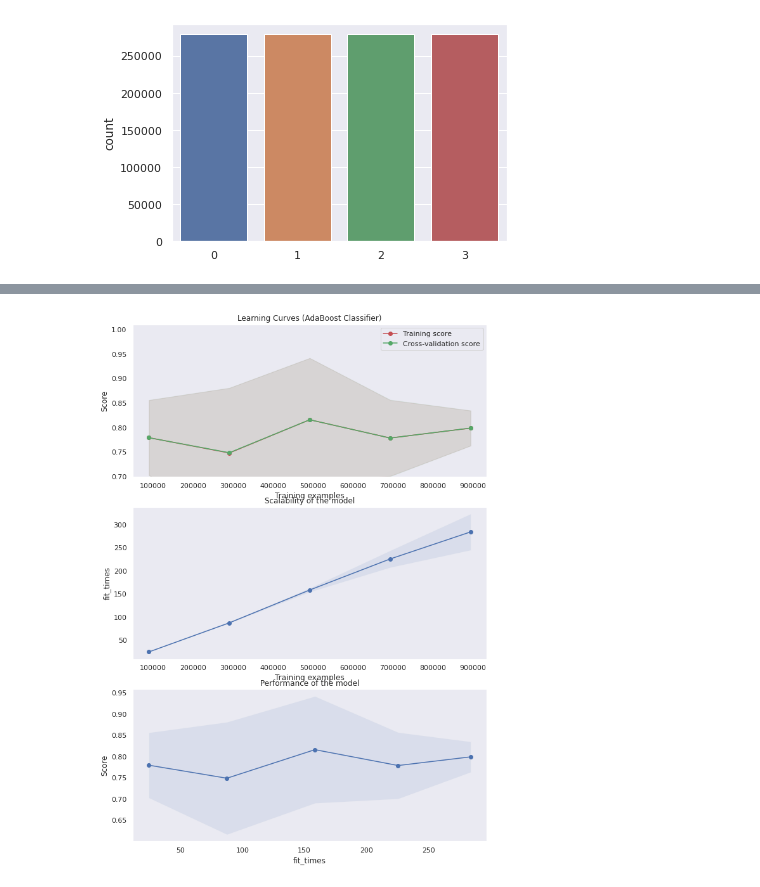
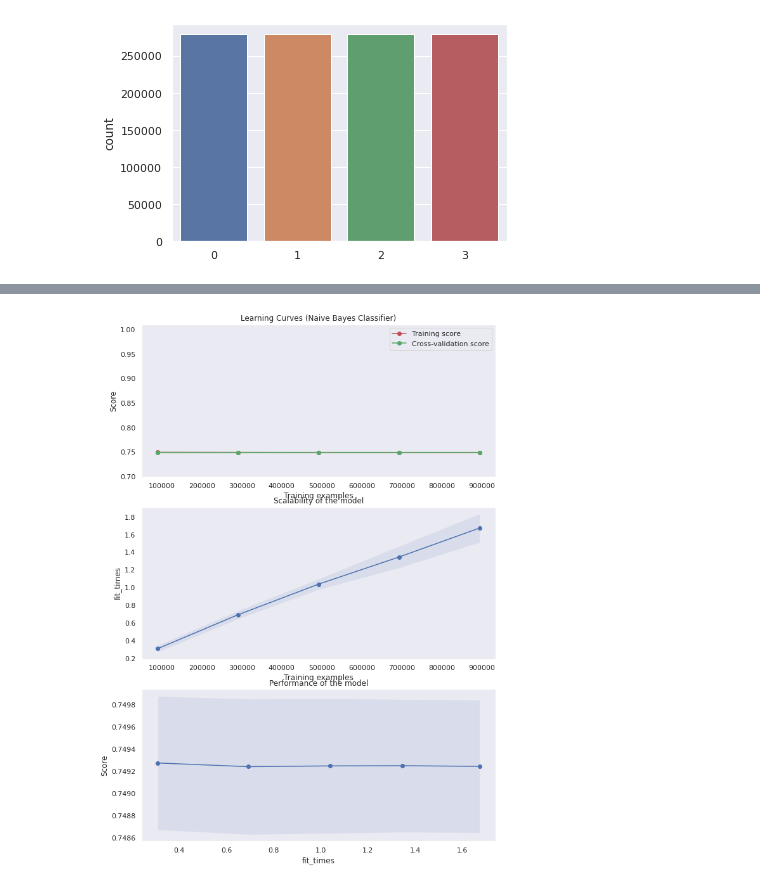
Before and after one commit to GyanendraChaubey/Intrusion-Detection, a Jupyter notebook: DDoS_NB.ipynb, the cells around one changed output, grey strips where cells are left out. Saved outputs shown, nothing was run; the diff lists cells and outputs as text; code cells hidden in the pictures.

```diff
--- a/DDoS_NB.ipynb
+++ b/DDoS_NB.ipynb
@@ -351,32 +350,32 @@ def plot_learning_curve(estimator, title, x, y, axes=None, ylim=None, cv=None,
     # Plot n_samples vs fit_times
     axes[1].grid()
     axes[1].plot(train_sizes, fit_times_mean, 'o-')
     axes[1].fill_between(train_sizes, fit_times_mean - fit_times_std,
                          fit_times_mean + fit_times_std, alpha=0.1)
     axes[1].set_xlabel("Training examples")
     axes[1].set_ylabel("fit_times")
     axes[1].set_title("Scalability of the model")
 
     # Plot fit_time vs score
     axes[2].grid()
     axes[2].plot(fit_times_mean, test_scores_mean, 'o-')
     axes[2].fill_between(fit_times_mean, test_scores_mean - test_scores_std,
                          test_scores_mean + test_scores_std, alpha=0.1)
     axes[2].set_xlabel("fit_times")
     axes[2].set_ylabel("Score")
     axes[2].set_title("Performance of the model")
 
 
 fig, axes = plt.subplots(3, 1, figsize=(10, 15))
 
-title = "Learning Curves (AdaBoost Classifier)"
+title = "Learning Curves (Naive Bayes Classifier)"
 # Cross validation with 10 iterations to get smoother mean test and train
 # score curves, each time with 20% data randomly selected as a validation set.
 cv = ShuffleSplit(n_splits=10, test_size=0.2, random_state=0)
 
 estimator = GaussianNB()
 plot_learning_curve(estimator, title, x, y,axes=axes[:,], cv=cv, ylim=(0.7, 1.01), n_jobs=4)
 
 plt.show()
 # %% [output]
-[figure, old version]
+[figure, new version]
```
Also changed, not shown: parts of 4 cells of this notebook.
